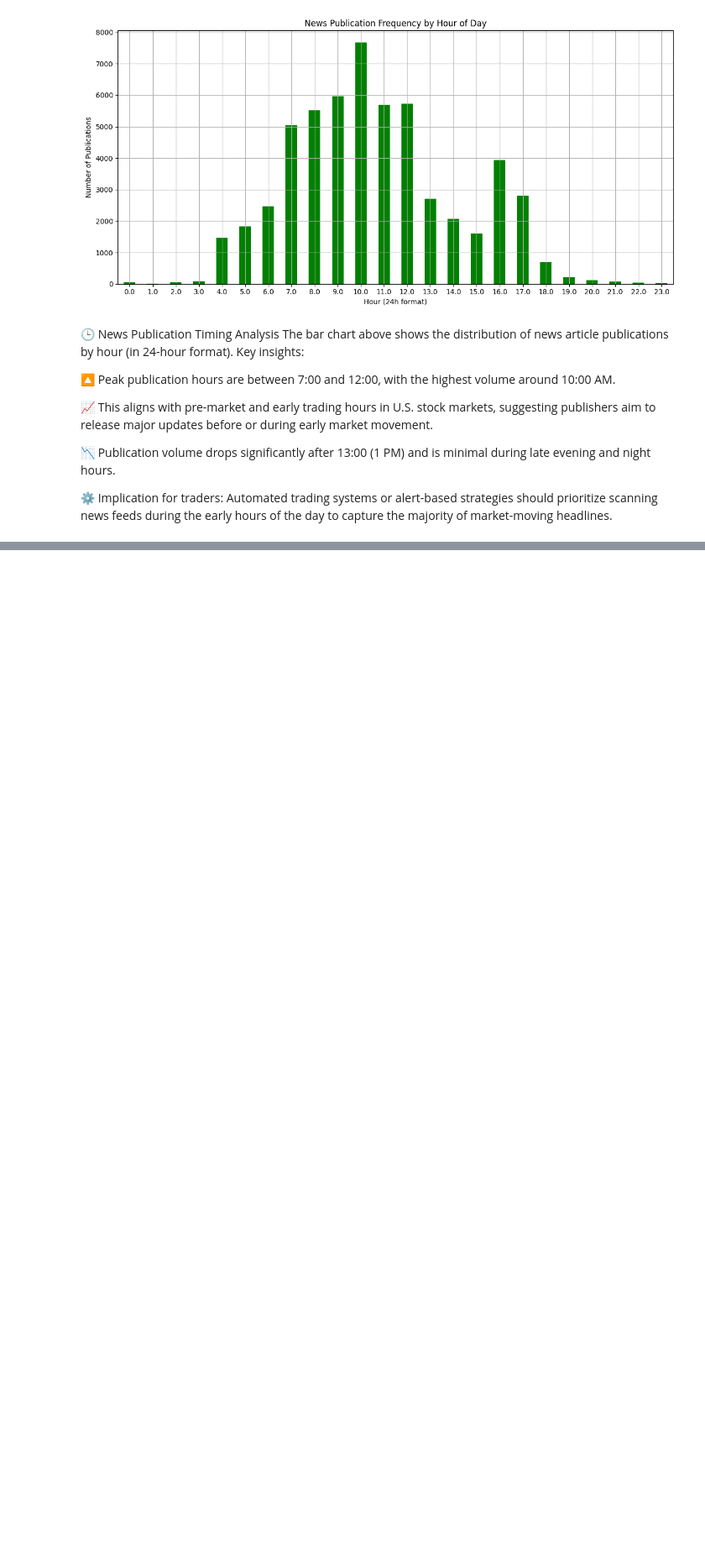
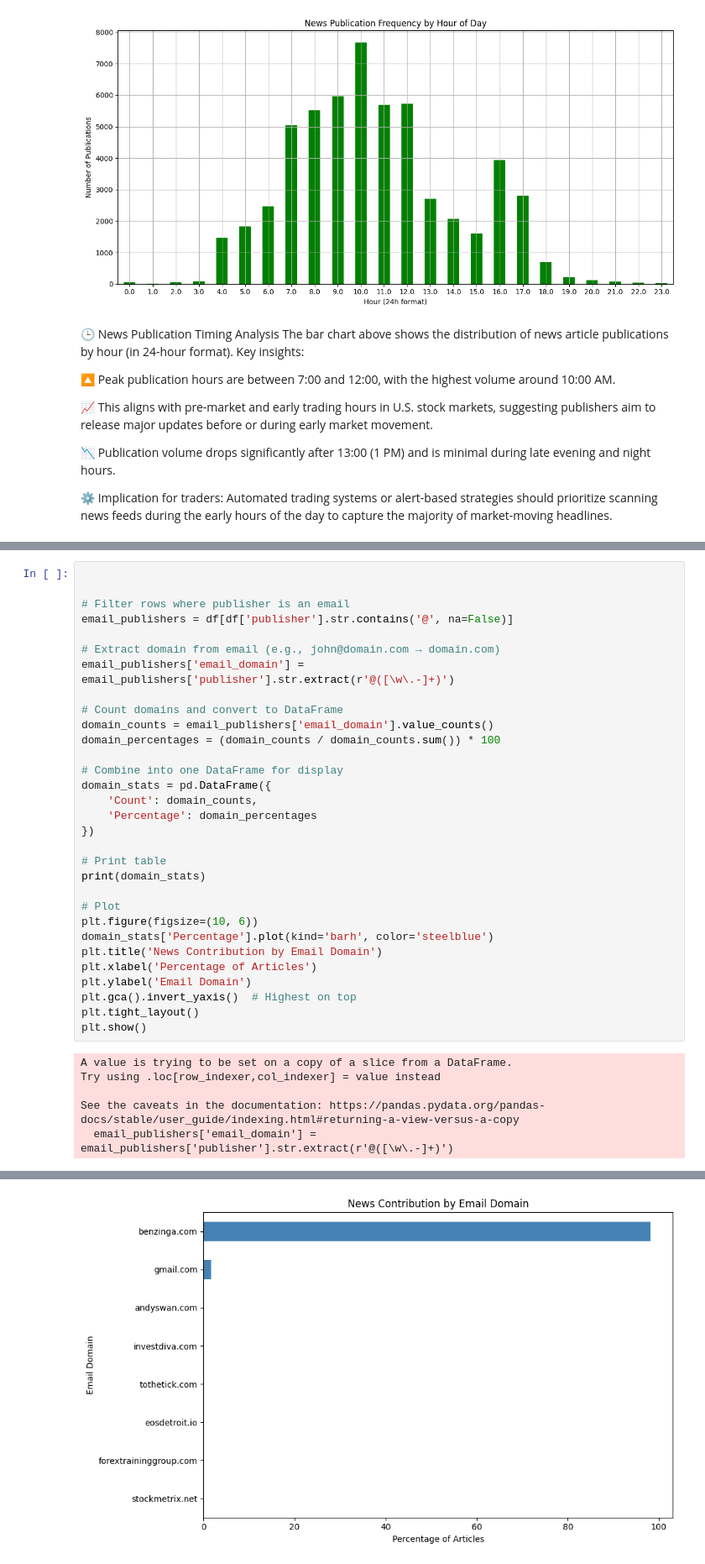
Before and after one commit to Filimon-H/Nova-Financial-Solutions_Forecasting, a Jupyter notebook: notebooks/EDA.ipynb, the cells around one changed output, grey strips where cells are left out. Shown at 84% size. Cells and saved outputs as stored; diff of their text form; blank space fills up the shorter version.

```diff
--- a/notebooks/EDA.ipynb
+++ b/notebooks/EDA.ipynb
@@ -639,0 +806,37 @@ The bar chart above shows the distribution of news article publications by hour
+# %%
+
+
+# Filter rows where publisher is an email
+email_publishers = df[df['publisher'].str.contains('@', na=False)]
+
+# Extract domain from email (e.g., john@domain.com → domain.com)
+email_publishers['email_domain'] = email_publishers['publisher'].str.extract(r'@([\w\.-]+)')
+
+# Count domains and convert to DataFrame
+domain_counts = email_publishers['email_domain'].value_counts()
+domain_percentages = (domain_counts / domain_counts.sum()) * 100
+
+# Combine into one DataFrame for display
+domain_stats = pd.DataFrame({
+    'Count': domain_counts,
+    'Percentage': domain_percentages
+})
+
+# Print table
+print(domain_stats)
+
+# Plot
+plt.figure(figsize=(10, 6))
+domain_stats['Percentage'].plot(kind='barh', color='steelblue')
+plt.title('News Contribution by Email Domain')
+plt.xlabel('Percentage of Articles')
+plt.ylabel('Email Domain')
+plt.gca().invert_yaxis()  # Highest on top
+plt.tight_layout()
+plt.show()
+# %% [output]
+A value is trying to be set on a copy of a slice from a DataFrame.
+Try using .loc[row_indexer,col_indexer] = value instead
+
+See the caveats in the documentation: https://pandas.pydata.org/pandas-docs/stable/user_guide/indexing.html#returning-a-view-versus-a-copy
+  email_publishers['email_domain'] = email_publishers['publisher'].str.extract(r'@([\w\.-]+)')
@@ -639,0 +853 @@ The bar chart above shows the distribution of news article publications by hour
+[figure, added]
```
Also changed, not shown: parts of 17 cells of this notebook.
